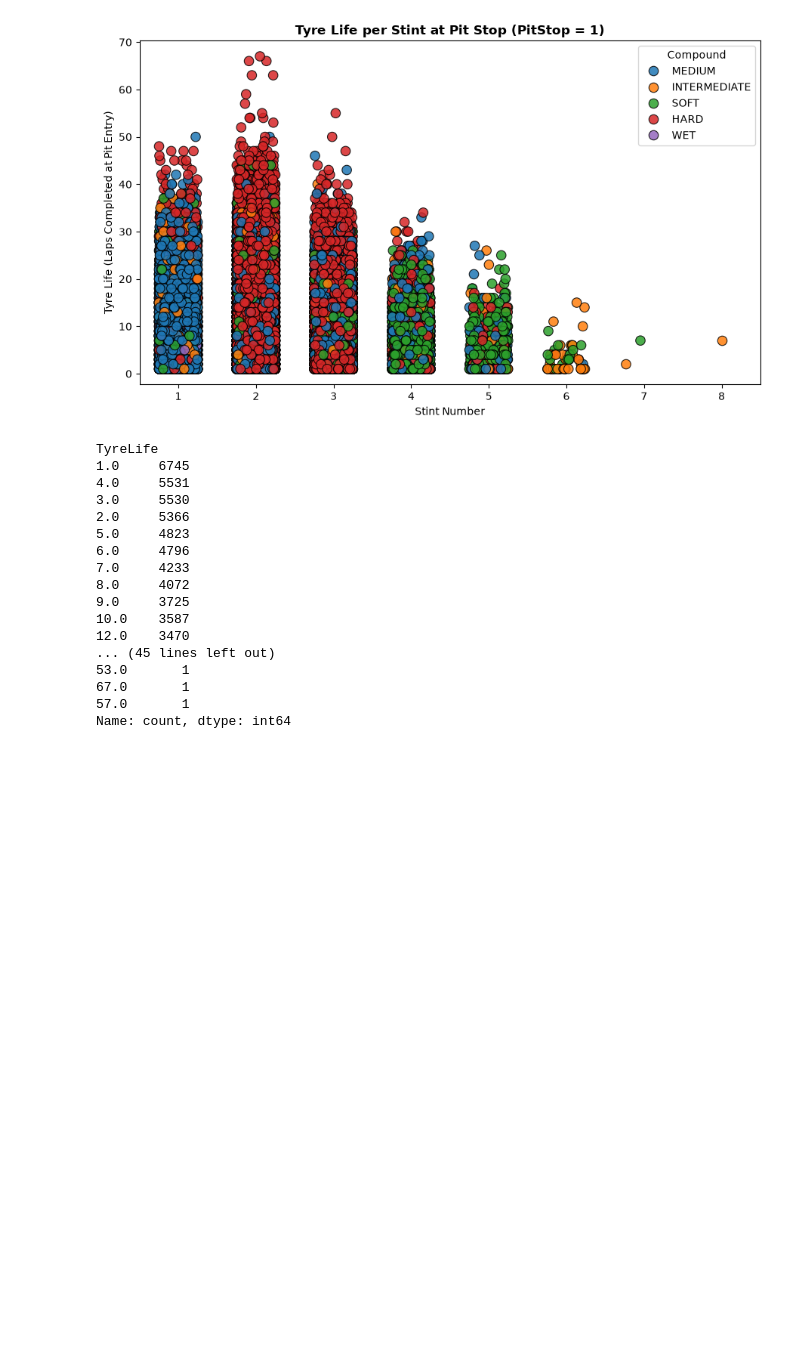
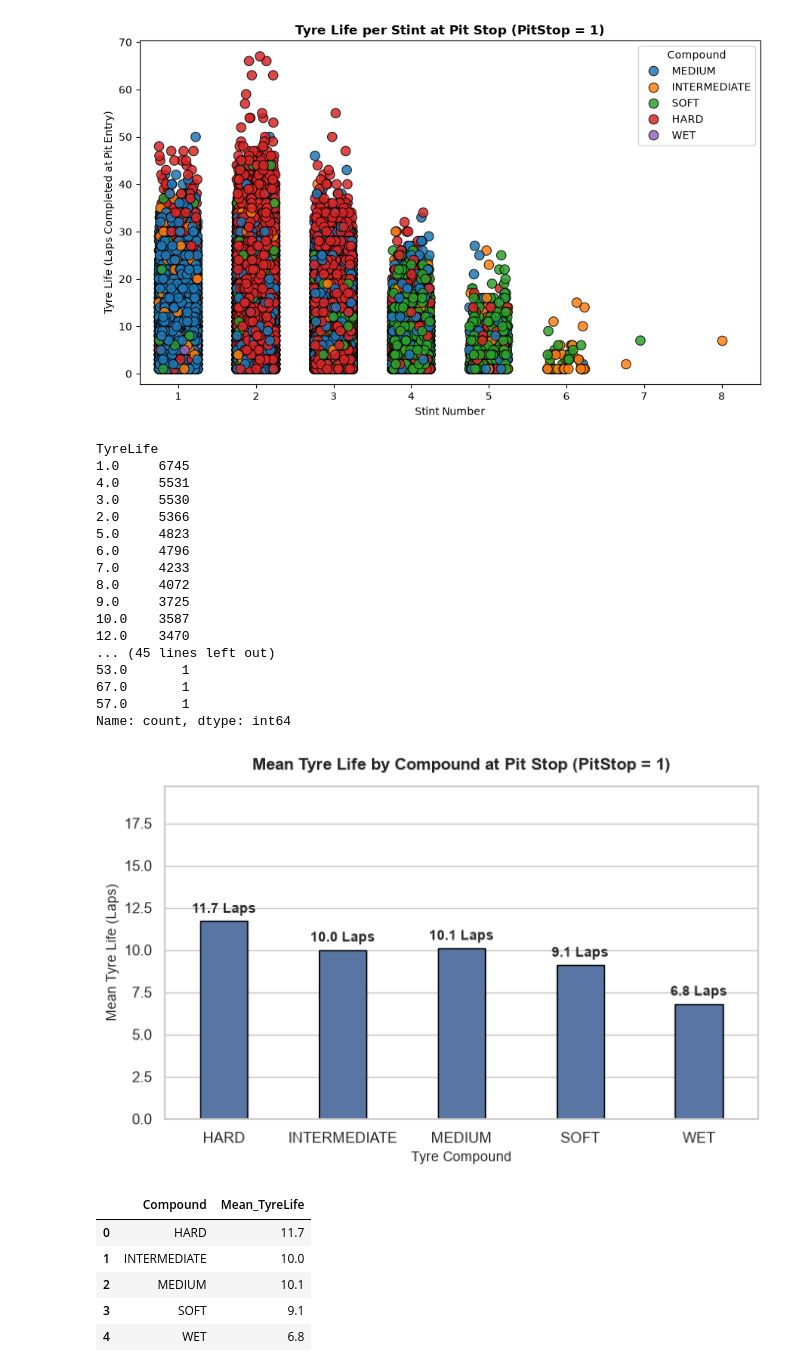
Before and after one commit to DarshakJ/F1_Pit_prediction, a Jupyter notebook: EDA/eda_only_v1.ipynb, the cells around one changed output. Saved outputs shown, nothing was run; the diff lists cells and outputs as text; code cells hidden in the pictures; blank space fills up the shorter version.

```diff
--- a/EDA/eda_only_v1.ipynb
+++ b/EDA/eda_only_v1.ipynb
@@ -1567,0 +1649,10 @@ Name: count, dtype: int64
+# %%
+plot_mean_tyrelife_by_compound(df_train_merged)
+# %% [output]
+[figure, added]
+|  | Compound | Mean_TyreLife |
+| 0 | HARD | 11.7 |
+| 1 | INTERMEDIATE | 10.0 |
+| 2 | MEDIUM | 10.1 |
+| 3 | SOFT | 9.1 |
+| 4 | WET | 6.8 |
```
Also changed, not shown: parts of 1 cell of this notebook.
